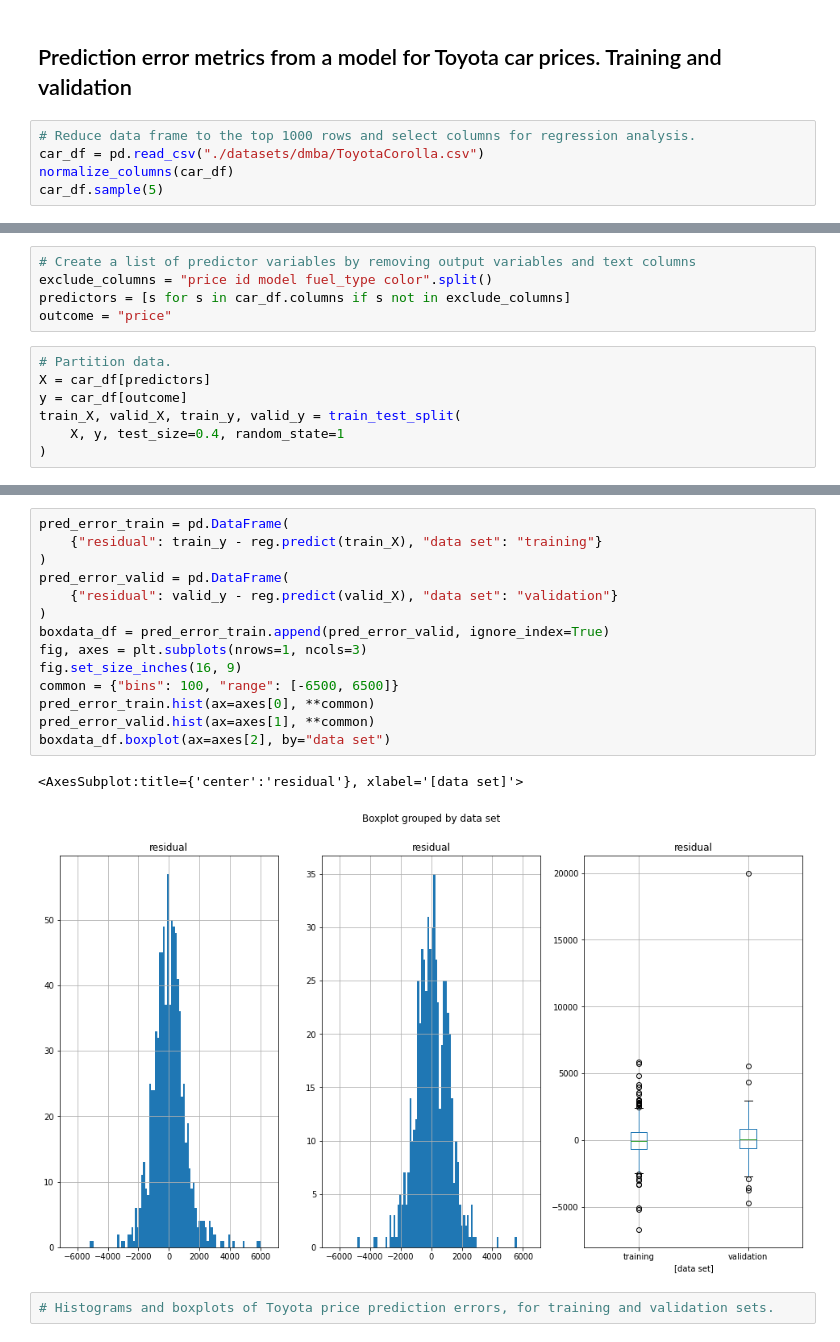
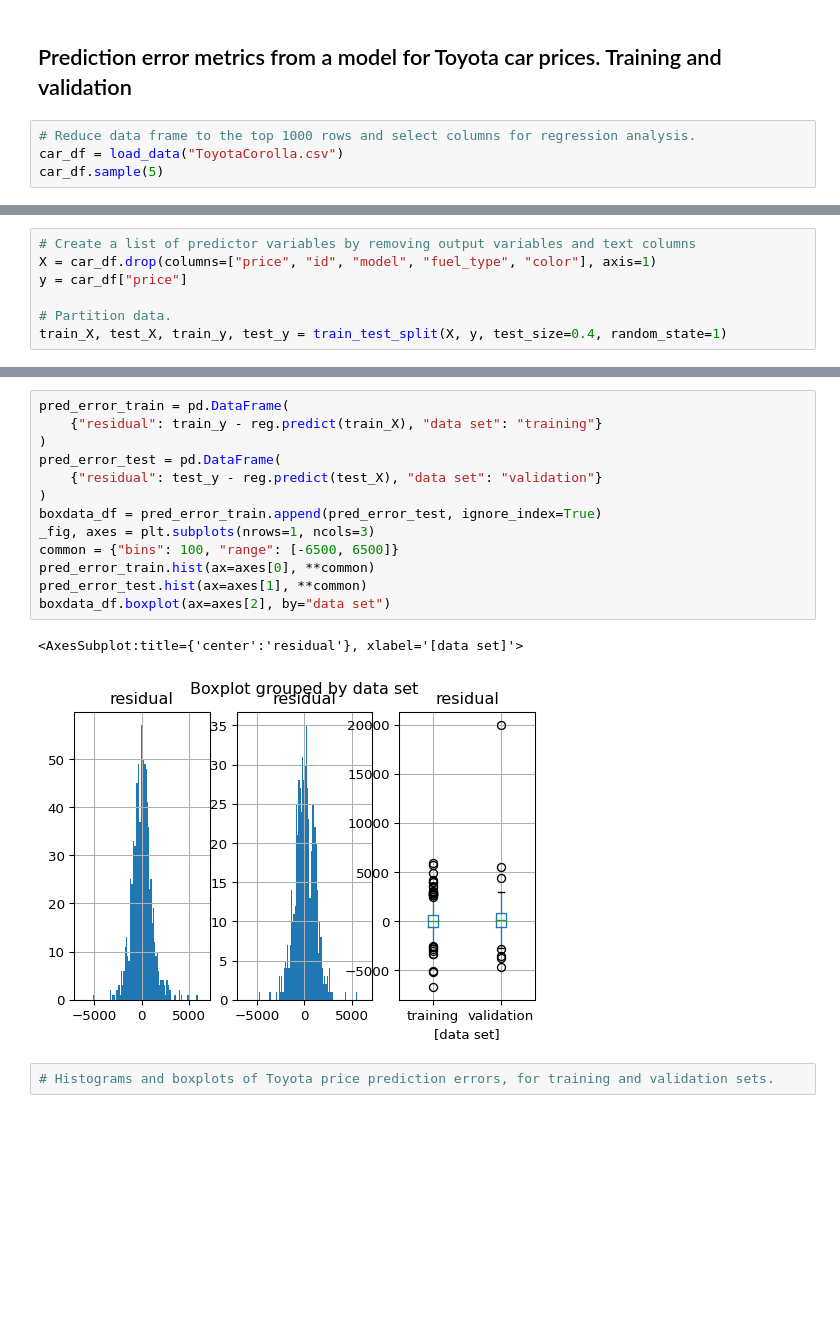
Before and after one commit to alextanhongpin/data-mining-for-business-analytics, a Jupyter notebook: 05_evaluating_predictive_performance.ipynb, the cells around one changed output, grey strips where cells are left out. Drawn from its saved outputs; the diff is of its cells as text; blank space fills up the shorter version.

```diff
--- a/05_evaluating_predictive_performance.ipynb
+++ b/05_evaluating_predictive_performance.ipynb
@@ -24,8 +26,7 @@ from pandas_util import gains_chart, lift_chart, normalize_columns
 ## Prediction error metrics from a model for Toyota car prices. Training and validation
 # %%
 # Reduce data frame to the top 1000 rows and select columns for regression analysis.
-car_df = pd.read_csv("./datasets/dmba/ToyotaCorolla.csv")
-normalize_columns(car_df)
+car_df = load_data("ToyotaCorolla.csv")
 car_df.sample(5)
 # %% [output]
 |  | id | model | price | age_08_04 | mfg_month | mfg_year | km | fuel_type | hp | met_color | ... |
@@ -37,13 +38,8 @@ car_df.sample(5)
 5 rows × 39 columns
 # %%
 # Create a list of predictor variables by removing output variables and text columns
-exclude_columns = "price id model fuel_type color".split()
-predictors = [s for s in car_df.columns if s not in exclude_columns]
-outcome = "price"
+X = car_df.drop(columns=["price", "id", "model", "fuel_type", "color"], axis=1)
+y = car_df["price"]
+
+# Partition data.
+train_X, test_X, train_y, test_y = train_test_split(X, y, test_size=0.4, random_state=1)
-# %%
-# Partition data.
-X = car_df[predictors]
-y = car_df[outcome]
-train_X, valid_X, train_y, valid_y = train_test_split(
-    X, y, test_size=0.4, random_state=1
-)
@@ -76,20 +57,19 @@ regression_summary(valid_y, reg.predict(valid_X))
 # %%
 pred_error_train = pd.DataFrame(
     {"residual": train_y - reg.predict(train_X), "data set": "training"}
 )
-pred_error_valid = pd.DataFrame(
-    {"residual": valid_y - reg.predict(valid_X), "data set": "validation"}
+pred_error_test = pd.DataFrame(
+    {"residual": test_y - reg.predict(test_X), "data set": "validation"}
 )
-boxdata_df = pred_error_train.append(pred_error_valid, ignore_index=True)
-fig, axes = plt.subplots(nrows=1, ncols=3)
-fig.set_size_inches(16, 9)
+boxdata_df = pred_error_train.append(pred_error_test, ignore_index=True)
+_fig, axes = plt.subplots(nrows=1, ncols=3)
 common = {"bins": 100, "range": [-6500, 6500]}
 pred_error_train.hist(ax=axes[0], **common)
-pred_error_valid.hist(ax=axes[1], **common)
+pred_error_test.hist(ax=axes[1], **common)
 boxdata_df.boxplot(ax=axes[2], by="data set")
 # %% [output]
 <AxesSubplot:title={'center':'residual'}, xlabel='[data set]'>
-[figure, old version]
+[figure, new version]
 # %%
 # Histograms and boxplots of Toyota price prediction errors, for training and validation sets.
 # %% [markdown]
```
Also changed, not shown: parts of 17 cells of this notebook, 5 other files.
